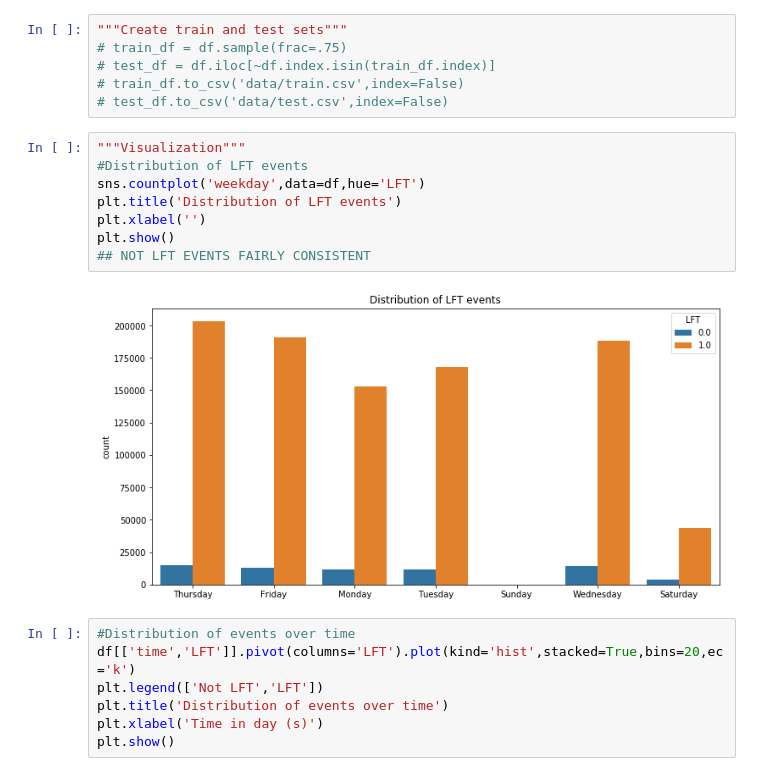
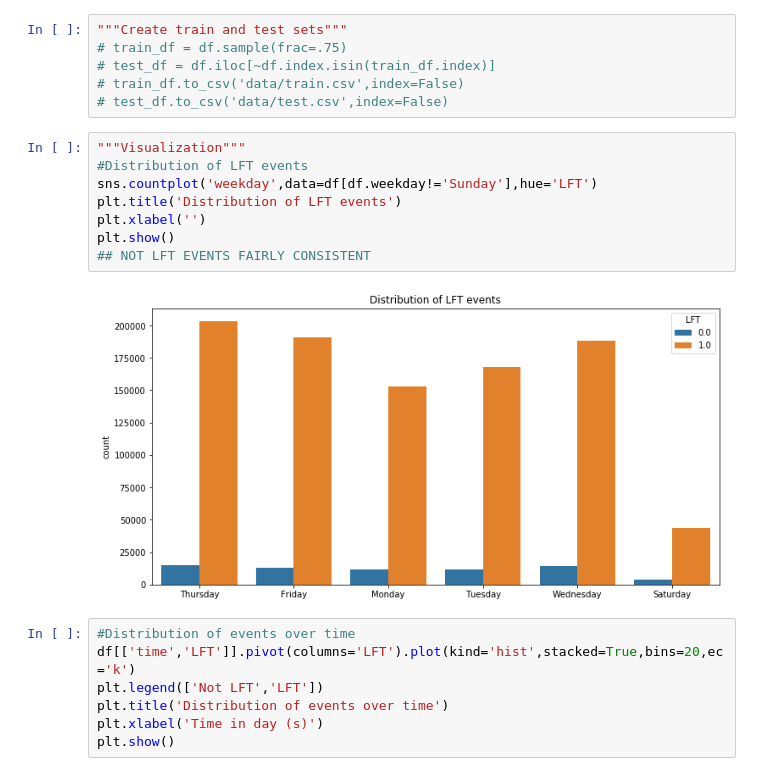
Before and after one commit to michaelsilverstein/CS542---SICK-1, a Jupyter notebook: full dataset analysis.ipynb, the cells around one changed output. Cells and saved outputs as stored; diff of their text form.

```diff
--- a/full dataset analysis.ipynb
+++ b/full dataset analysis.ipynb
@@ -22,13 +22,13 @@ df.gap[df.gap<0] = 0
 # %%
 """Visualization"""
 #Distribution of LFT events
-sns.countplot('weekday',data=df,hue='LFT')
+sns.countplot('weekday',data=df[df.weekday!='Sunday'],hue='LFT')
 plt.title('Distribution of LFT events')
 plt.xlabel('')
 plt.show()
 ## NOT LFT EVENTS FAIRLY CONSISTENT
 # %% [output]
-[figure, old version]
+[figure, new version]
 # %%
 #Distribution of events over time
 df[['time','LFT']].pivot(columns='LFT').plot(kind='hist',stacked=True,bins=20,ec='k')
```
Also changed, not shown: parts of 5 cells of this notebook.
